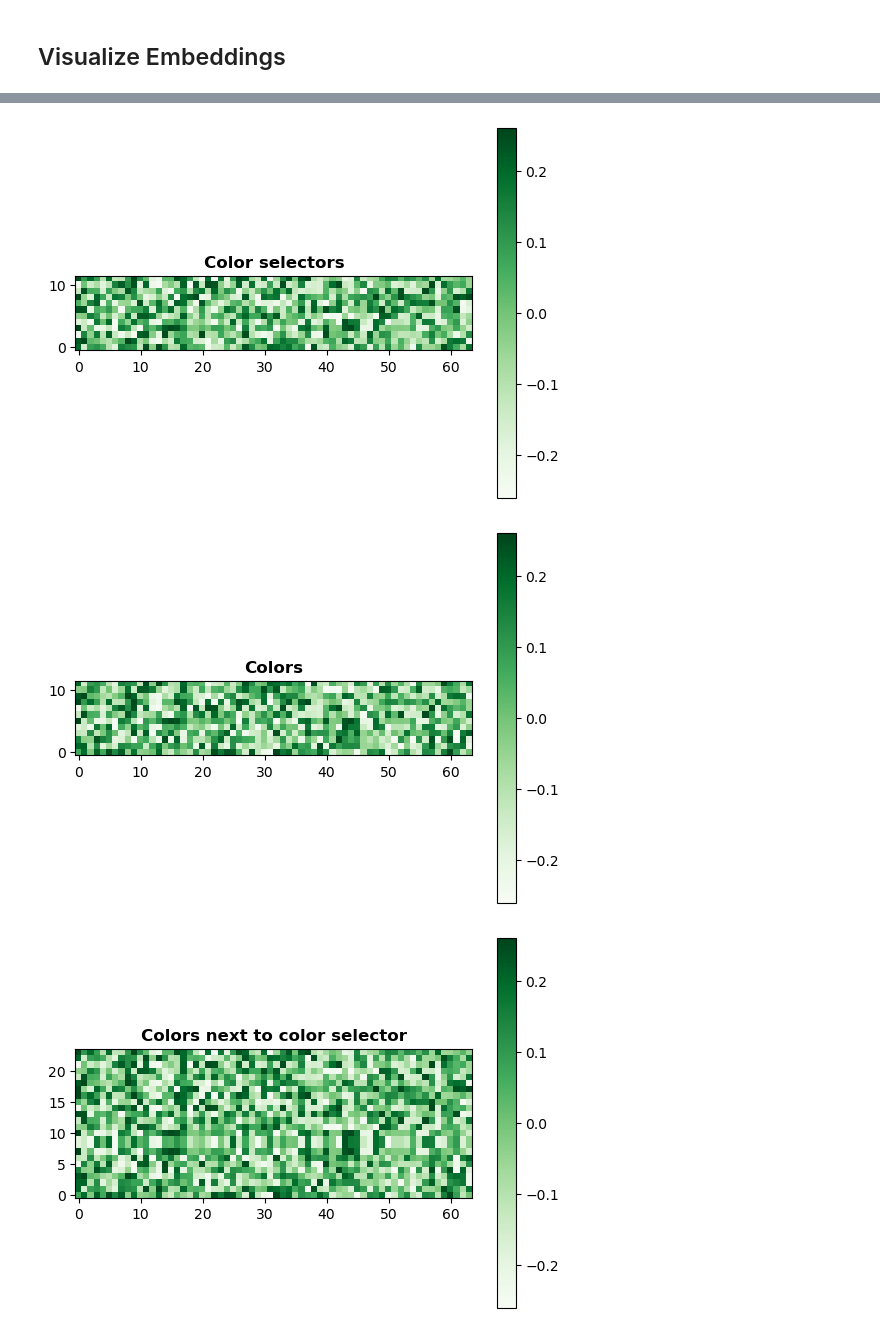
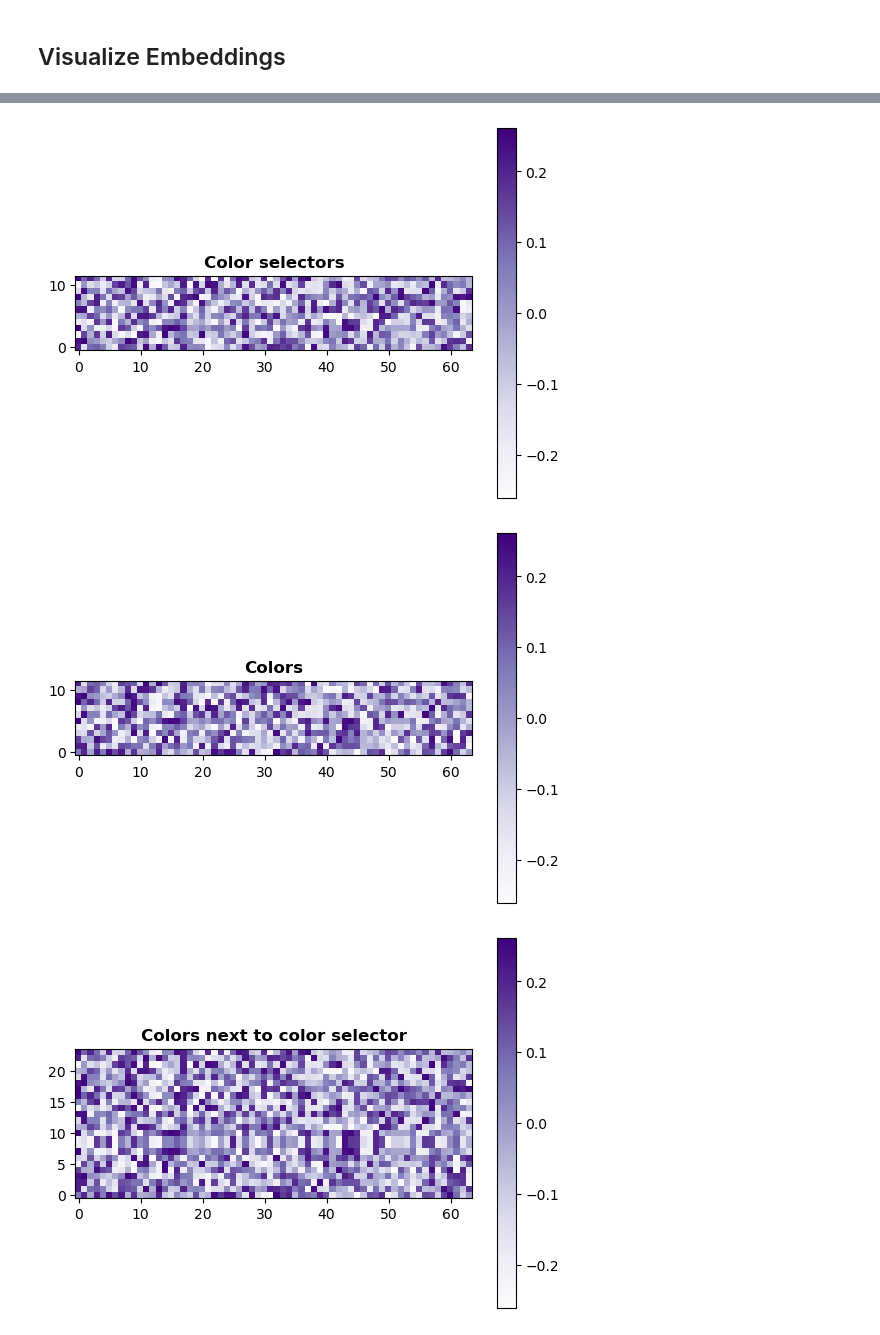
Before and after one commit to jamesonl/reasoning-for-free, a Jupyter notebook: transformer_colors.ipynb, the cells around one changed output, grey strips where cells are left out. Saved outputs shown, nothing was run; the diff lists cells and outputs as text; code cells hidden in the pictures.

```diff
--- a/transformer_colors.ipynb
+++ b/transformer_colors.ipynb
@@ -559,34 +559,34 @@ def visualize(weights,title) :
 
 
     z_min, z_max = -np.abs(z).max(), np.abs(z).max()
 
-    c = plt.imshow(z, cmap ='Greens', vmin = z_min, vmax = z_max,interpolation ='nearest', origin ='lower')
+    c = plt.imshow(z, cmap ='Purples', vmin = z_min, vmax = z_max,interpolation ='nearest', origin ='lower')
     #  extent =[x.min(), x.max(), y.min(), y.max()],
     plt.colorbar(c)
 
     plt.title(title, fontweight ="bold")
     plt.show()
 
 
 visualize( trained, "Color selectors")
 visualize( pretrained , "Colors")
 visualize( banded, "Colors next to color selector" )
 # %% [output]
 vocab size: 28
 cembed size: 12
 trainable weights: (28, 64)
 red 11
 orange 9
 yellow 15
 green 5
 blue 4
 purple 10
 red1 12
 red2 13
 red3 14
 green1 6
 green2 7
 green3 8
-[figure, old version]
+[figure, new version]
-[figure, old version]
+[figure, new version]
-[figure, old version]
+[figure, new version]
```
Also changed, not shown: parts of 2 cells of this notebook.
